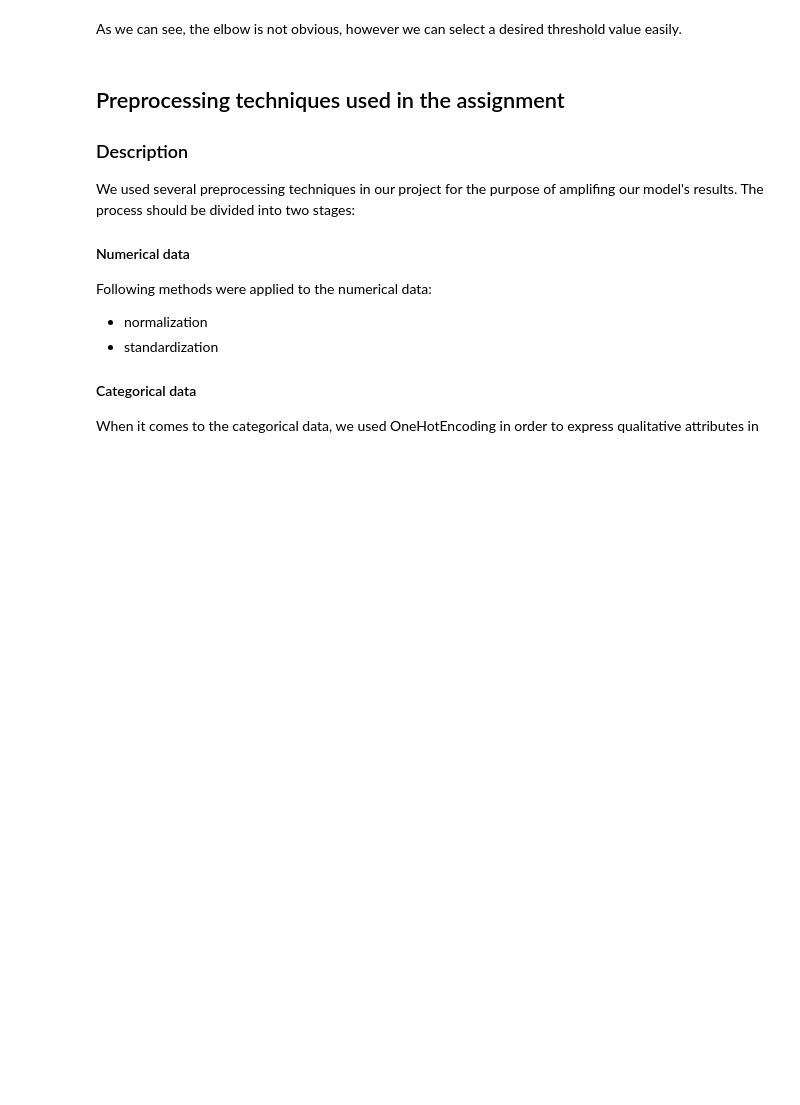
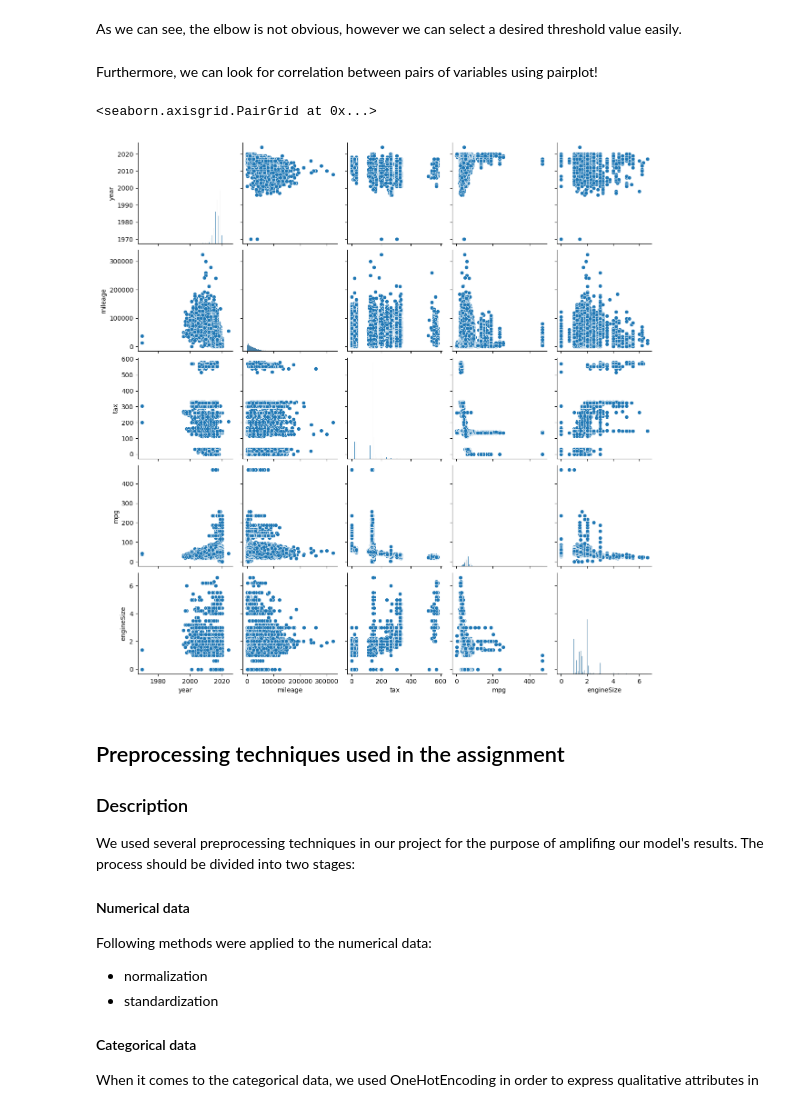
Before and after one commit to MichalRedm/DM-project1, a Jupyter notebook: report.ipynb, the cells around one changed output. Saved outputs shown, nothing was run; the diff lists cells and outputs as text; code cells hidden in the pictures; blank space fills up the shorter version.

```diff
--- a/report.ipynb
+++ b/report.ipynb
@@ -156,6 +171,15 @@ plt.show()
 [figure]
 # %% [markdown]
 As we can see, the elbow is not obvious, however we can select a desired threshold value easily.
+# %% [markdown]
+Furthermore, we can look for correlation between pairs of variables using pairplot!
+# %%
+import seaborn as sns
+
+sns.pairplot(input_features)
+# %% [output]
+<seaborn.axisgrid.PairGrid at 0x...>
+[figure, added]
 # %% [markdown]
 ## Preprocessing techniques used in the assignment
 ### Description
```
Also changed, not shown: parts of 5 cells of this notebook.
